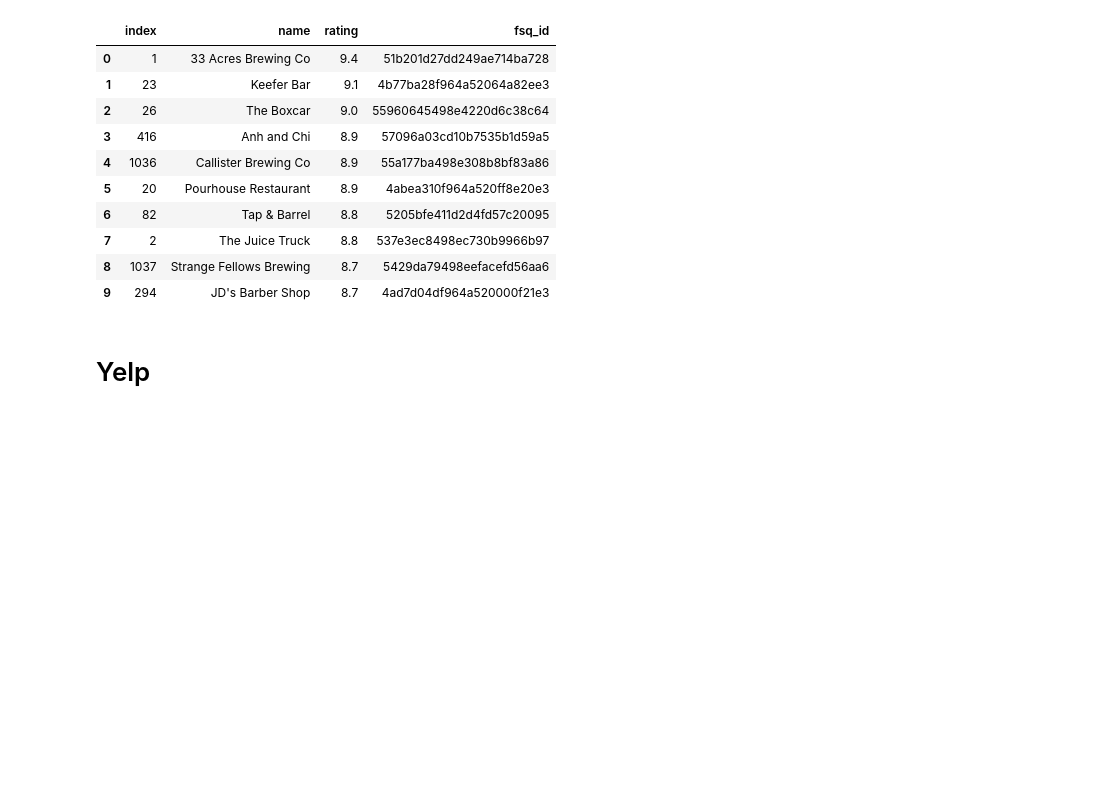
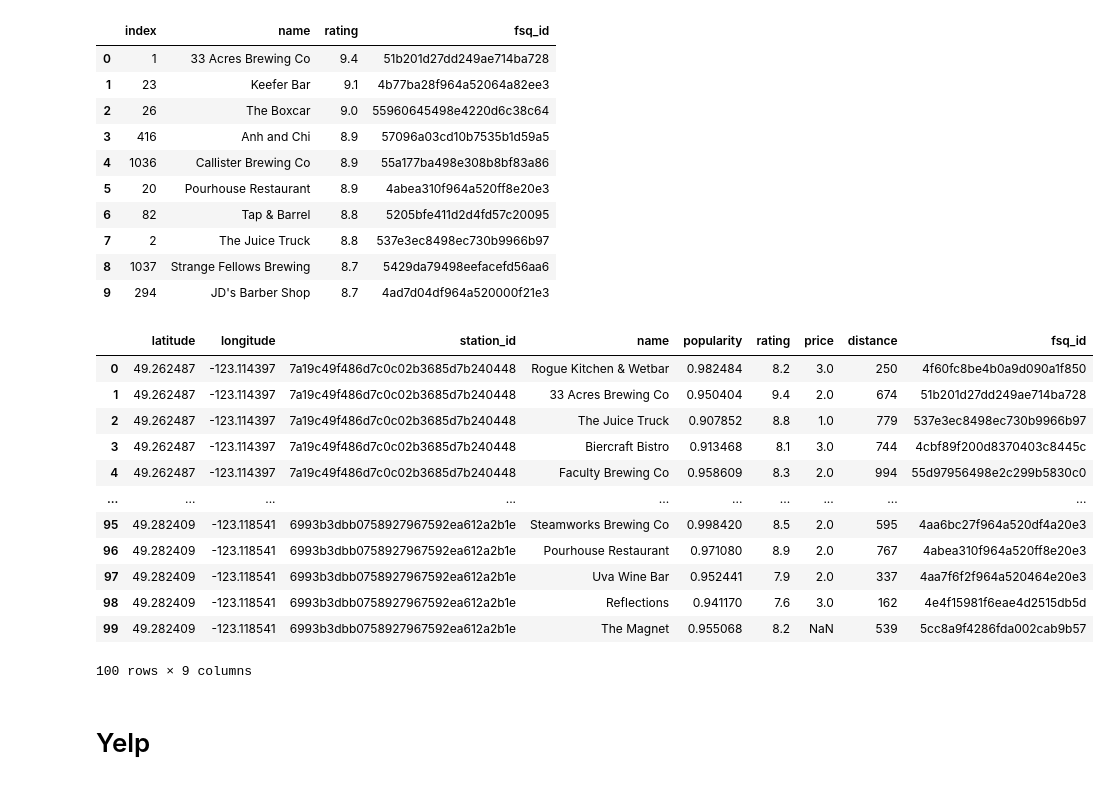
Before and after one commit to j-lepard/LHL-Statistics, a Jupyter notebook: notebooks/yelp_foursquare_EDA.ipynb, the cells around one changed output. Drawn from its saved outputs; the diff is of its cells as text; code cells hidden in the pictures; blank space fills up the shorter version.

```diff
--- a/notebooks/yelp_foursquare_EDA.ipynb
+++ b/notebooks/yelp_foursquare_EDA.ipynb
@@ -217,6 +217,24 @@ import json
 
 with open('../data/FourSquare_APIresult2_data.json', 'w') as f:
     f.write(json.dumps(json.loads(df_foursquare.to_json(orient='records')), indent=4))
+# %%
+## Create a df subset for testing when merging data later.
+df_FS_TESTING= df_foursquare.head(100)
+df_FS_TESTING
+# %% [output]
+|  | latitude | longitude | station_id | name | popularity | rating | price | distance | fsq_id |
+| 0 | 49.262487 | -123.114397 | 7a19c49f486d7c0c02b3685d7b240448 | Rogue Kitchen & Wetbar | 0.982484 | 8.2 | 3.0 | 250 | 4f60fc8be4b0a9d090a1f850 |
+| 1 | 49.262487 | -123.114397 | 7a19c49f486d7c0c02b3685d7b240448 | 33 Acres Brewing Co | 0.950404 | 9.4 | 2.0 | 674 | 51b201d27dd249ae714ba728 |
+| 2 | 49.262487 | -123.114397 | 7a19c49f486d7c0c02b3685d7b240448 | The Juice Truck | 0.907852 | 8.8 | 1.0 | 779 | 537e3ec8498ec730b9966b97 |
+| 3 | 49.262487 | -123.114397 | 7a19c49f486d7c0c02b3685d7b240448 | Biercraft Bistro | 0.913468 | 8.1 | 3.0 | 744 | 4cbf89f200d8370403c8445c |
+| 4 | 49.262487 | -123.114397 | 7a19c49f486d7c0c02b3685d7b240448 | Faculty Brewing Co | 0.958609 | 8.3 | 2.0 | 994 | 55d97956498e2c299b5830c0 |
+| ... | ... | ... | ... | ... | ... | ... | ... | ... | ... |
+| 95 | 49.282409 | -123.118541 | 6993b3dbb0758927967592ea612a2b1e | Steamworks Brewing Co | 0.998420 | 8.5 | 2.0 | 595 | 4aa6bc27f964a520df4a20e3 |
+| 96 | 49.282409 | -123.118541 | 6993b3dbb0758927967592ea612a2b1e | Pourhouse Restaurant | 0.971080 | 8.9 | 2.0 | 767 | 4abea310f964a520ff8e20e3 |
+| 97 | 49.282409 | -123.118541 | 6993b3dbb0758927967592ea612a2b1e | Uva Wine Bar | 0.952441 | 7.9 | 2.0 | 337 | 4aa7f6f2f964a520464e20e3 |
+| 98 | 49.282409 | -123.118541 | 6993b3dbb0758927967592ea612a2b1e | Reflections | 0.941170 | 7.6 | 3.0 | 162 | 4e4f15981f6eae4d2515db5d |
+| 99 | 49.282409 | -123.118541 | 6993b3dbb0758927967592ea612a2b1e | The Magnet | 0.955068 | 8.2 | NaN | 539 | 5cc8a9f4286fda002cab9b57 |
+100 rows × 9 columns
 # %% [markdown]
 # Yelp
 # %% [markdown]
```
Also changed, not shown: parts of 6 cells of this notebook, 1 other file.
